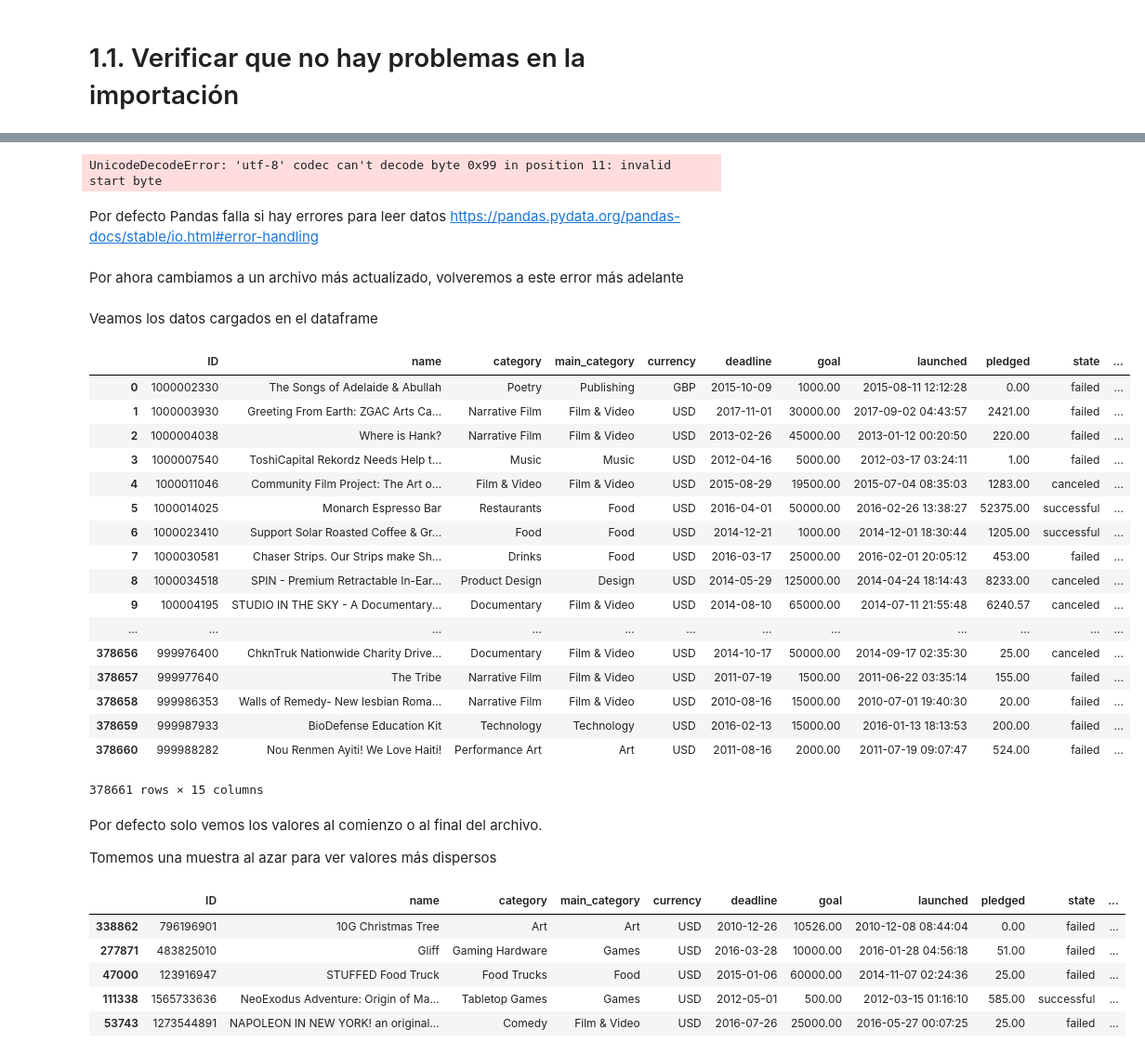
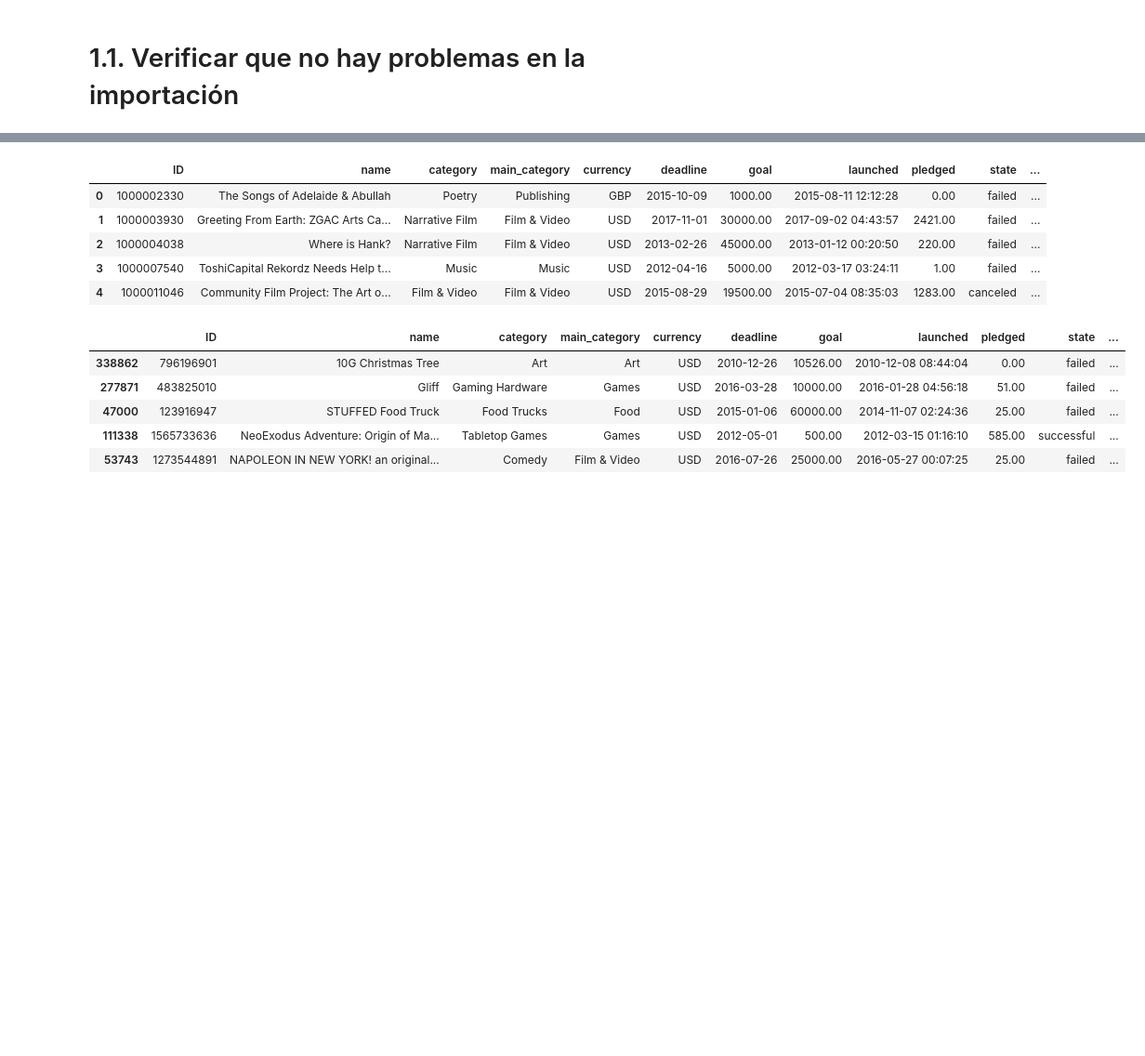
Before and after one commit to Verobornancini/AnalisisYCuracion, a Jupyter notebook: notebooks/Limpieza.ipynb, the cells around one changed output, grey strips where cells are left out. Shown: that part at 93% size. Cells and saved outputs as stored; diff of their text form; code cells hidden in the pictures; blank space fills up the shorter version.

```diff
--- a/notebooks/Limpieza.ipynb
+++ b/notebooks/Limpieza.ipynb
@@ -31,8 +31,4 @@ Veamos de importar datos de proyectos de Kickstarter la plataforma de Crowdsourc
 # %%
-kickstarter_2016 = pd.read_csv(BASE_DIR + "/input/kickstarter-projects/ks-projects-201612.csv")
+# Importamos datos de proyectos de Kickstarter la plataforma de Crowdsourcing
+
+kickstarter_2018 = pd.read_csv(BASE_DIR + "/input/kickstarter-projects/ks-projects-201801.csv")
-# %% [output]
-UnicodeDecodeError: 'utf-8' codec can't decode byte 0x99 in position 11: invalid start byte
-# %% [markdown]
-Por defecto Pandas falla si hay errores para leer datos https://pandas.pydata.org/pandas-docs/stable/io.html#error-handling
-# %% [markdown]
-Por ahora cambiamos a un archivo más actualizado, volveremos a este error más adelante
@@ -41,28 +35,10 @@ kickstarter_2018 = pd.read_csv(BASE_DIR + "/input/kickstarter-projects/ks-projec
-# %% [markdown]
-Veamos los datos cargados en el dataframe
 # %%
-kickstarter_2018
+kickstarter_2018[:5]
 # %% [output]
 |  | ID | name | category | main_category | currency | deadline | goal | launched | pledged | state | ... |
 | 0 | 1000002330 | The Songs of Adelaide & Abullah | Poetry | Publishing | GBP | 2015-10-09 | 1000.00 | 2015-08-11 12:12:28 | 0.00 | failed | ... |
 | 1 | 1000003930 | Greeting From Earth: ZGAC Arts Ca... | Narrative Film | Film & Video | USD | 2017-11-01 | 30000.00 | 2017-09-02 04:43:57 | 2421.00 | failed | ... |
 | 2 | 1000004038 | Where is Hank? | Narrative Film | Film & Video | USD | 2013-02-26 | 45000.00 | 2013-01-12 00:20:50 | 220.00 | failed | ... |
 | 3 | 1000007540 | ToshiCapital Rekordz Needs Help t... | Music | Music | USD | 2012-04-16 | 5000.00 | 2012-03-17 03:24:11 | 1.00 | failed | ... |
 | 4 | 1000011046 | Community Film Project: The Art o... | Film & Video | Film & Video | USD | 2015-08-29 | 19500.00 | 2015-07-04 08:35:03 | 1283.00 | canceled | ... |
-| 5 | 1000014025 | Monarch Espresso Bar | Restaurants | Food | USD | 2016-04-01 | 50000.00 | 2016-02-26 13:38:27 | 52375.00 | successful | ... |
-| 6 | 1000023410 | Support Solar Roasted Coffee & Gr... | Food | Food | USD | 2014-12-21 | 1000.00 | 2014-12-01 18:30:44 | 1205.00 | successful | ... |
-| 7 | 1000030581 | Chaser Strips. Our Strips make Sh... | Drinks | Food | USD | 2016-03-17 | 25000.00 | 2016-02-01 20:05:12 | 453.00 | failed | ... |
-| 8 | 1000034518 | SPIN - Premium Retractable In-Ear... | Product Design | Design | USD | 2014-05-29 | 125000.00 | 2014-04-24 18:14:43 | 8233.00 | canceled | ... |
-| 9 | 100004195 | STUDIO IN THE SKY - A Documentary... | Documentary | Film & Video | USD | 2014-08-10 | 65000.00 | 2014-07-11 21:55:48 | 6240.57 | canceled | ... |
-| ... | ... | ... | ... | ... | ... | ... | ... | ... | ... | ... | ... |
-| 378656 | 999976400 | ChknTruk Nationwide Charity Drive... | Documentary | Film & Video | USD | 2014-10-17 | 50000.00 | 2014-09-17 02:35:30 | 25.00 | canceled | ... |
-| 378657 | 999977640 | The Tribe | Narrative Film | Film & Video | USD | 2011-07-19 | 1500.00 | 2011-06-22 03:35:14 | 155.00 | failed | ... |
-| 378658 | 999986353 | Walls of Remedy- New lesbian Roma... | Narrative Film | Film & Video | USD | 2010-08-16 | 15000.00 | 2010-07-01 19:40:30 | 20.00 | failed | ... |
-| 378659 | 999987933 | BioDefense Education Kit | Technology | Technology | USD | 2016-02-13 | 15000.00 | 2016-01-13 18:13:53 | 200.00 | failed | ... |
-| 378660 | 999988282 | Nou Renmen Ayiti! We Love Haiti! | Performance Art | Art | USD | 2011-08-16 | 2000.00 | 2011-07-19 09:07:47 | 524.00 | failed | ... |
-378661 rows × 15 columns
-# %% [markdown]
-Por defecto solo vemos los valores al comienzo o al final del archivo.
-
-Tomemos una muestra al azar para ver valores más dispersos
 # %%
```
Also changed, not shown: parts of 100 cells of this notebook.
